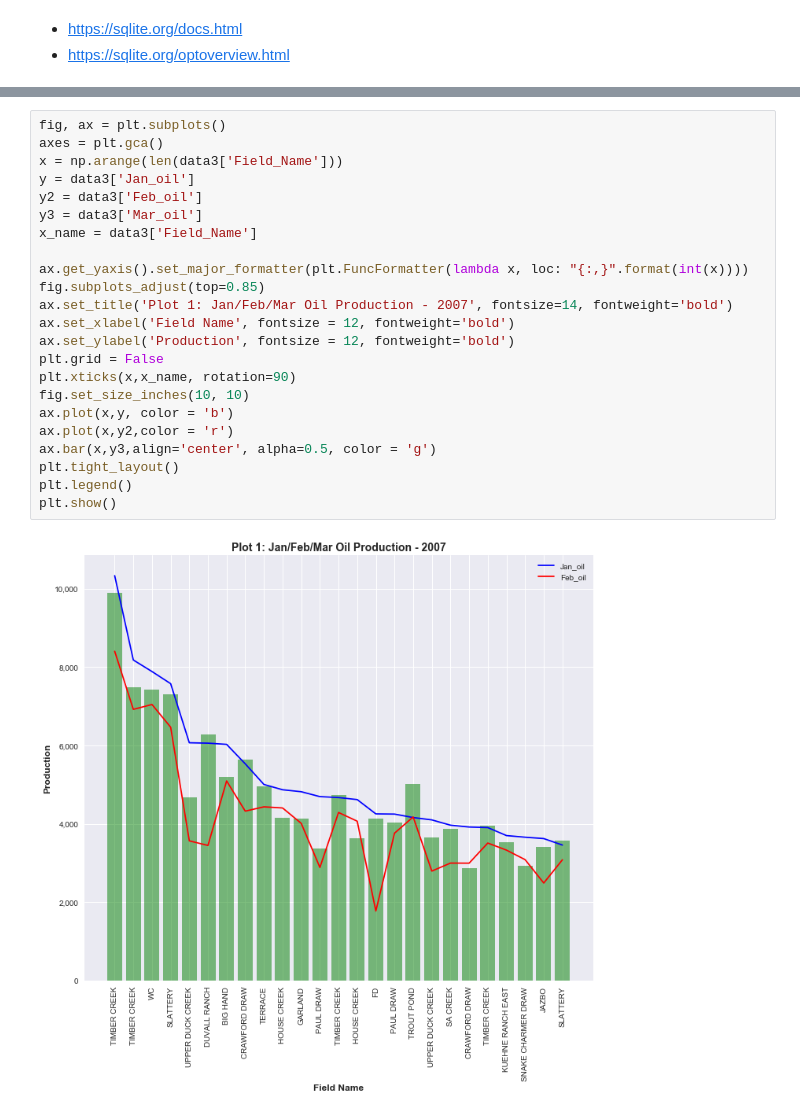
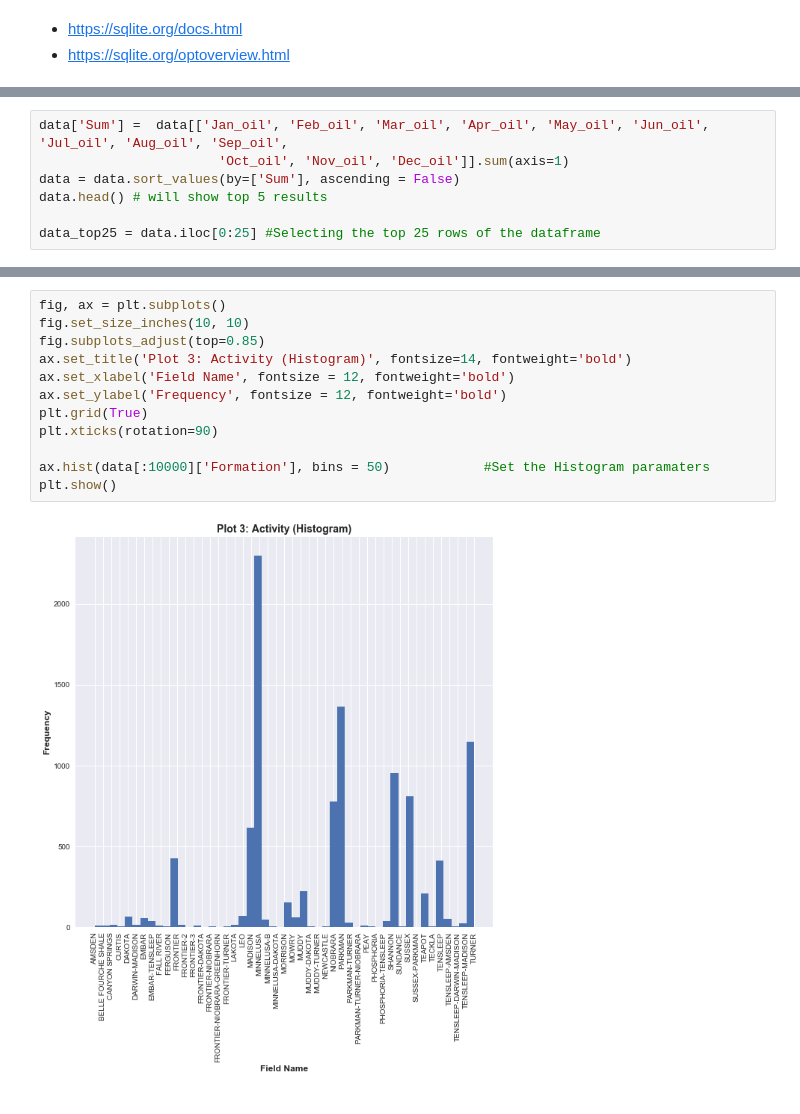
Before and after one commit to ayush1202/BigDataMeetup, a Jupyter notebook: QueryPowderBasin.ipynb, the cells around one changed output, grey strips where cells are left out. Cells and saved outputs as stored; diff of their text form.

```diff
--- a/QueryPowderBasin.ipynb
+++ b/QueryPowderBasin.ipynb
@@ -89,0 +55,7 @@ data3
+# %%
+data['Sum'] =  data[['Jan_oil', 'Feb_oil', 'Mar_oil', 'Apr_oil', 'May_oil', 'Jun_oil', 'Jul_oil', 'Aug_oil', 'Sep_oil',
+                       'Oct_oil', 'Nov_oil', 'Dec_oil']].sum(axis=1)
+data = data.sort_values(by=['Sum'], ascending = False)
+data.head() # will show top 5 results
+
+data_top25 = data.iloc[0:25] #Selecting the top 25 rows of the dataframe
@@ -90,25 +129,14 @@ data3
 # %%
 fig, ax = plt.subplots()
-axes = plt.gca()
-x = np.arange(len(data3['Field_Name']))
-y = data3['Jan_oil']
-y2 = data3['Feb_oil']
-y3 = data3['Mar_oil']
-x_name = data3['Field_Name']
+fig.set_size_inches(10, 10)
+fig.subplots_adjust(top=0.85)
+ax.set_title('Plot 3: Activity (Histogram)', fontsize=14, fontweight='bold')
+ax.set_xlabel('Field Name', fontsize = 12, fontweight='bold')
+ax.set_ylabel('Frequency', fontsize = 12, fontweight='bold')
+plt.grid(True)
+plt.xticks(rotation=90)
 
-ax.get_yaxis().set_major_formatter(plt.FuncFormatter(lambda x, loc: "{:,}".format(int(x))))
-fig.subplots_adjust(top=0.85)
-ax.set_title('Plot 1: Jan/Feb/Mar Oil Production - 2007', fontsize=14, fontweight='bold')
-ax.set_xlabel('Field Name', fontsize = 12, fontweight='bold')
-ax.set_ylabel('Production', fontsize = 12, fontweight='bold')
-plt.grid = False
-plt.xticks(x,x_name, rotation=90)
-fig.set_size_inches(10, 10)
-ax.plot(x,y, color = 'b')
-ax.plot(x,y2,color = 'r')
-ax.bar(x,y3,align='center', alpha=0.5, color = 'g')
-plt.tight_layout()
-plt.legend()
+ax.hist(data[:10000]['Formation'], bins = 50)            #Set the Histogram paramaters
 plt.show()
 # %% [output]
-[figure, old version]
+[figure, new version]
```
Also changed, not shown: parts of 22 cells of this notebook.
